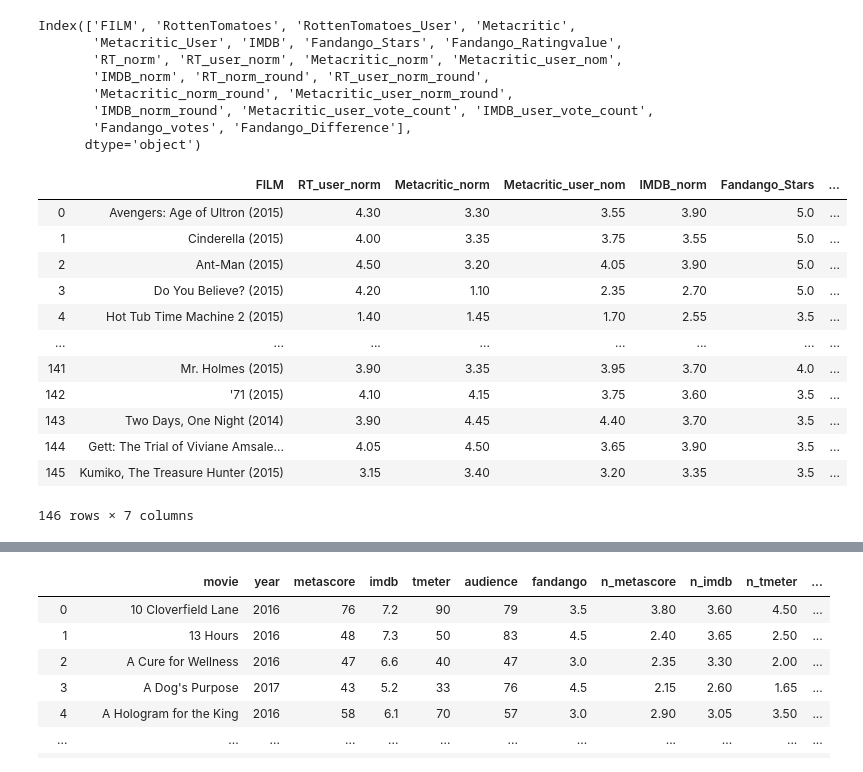
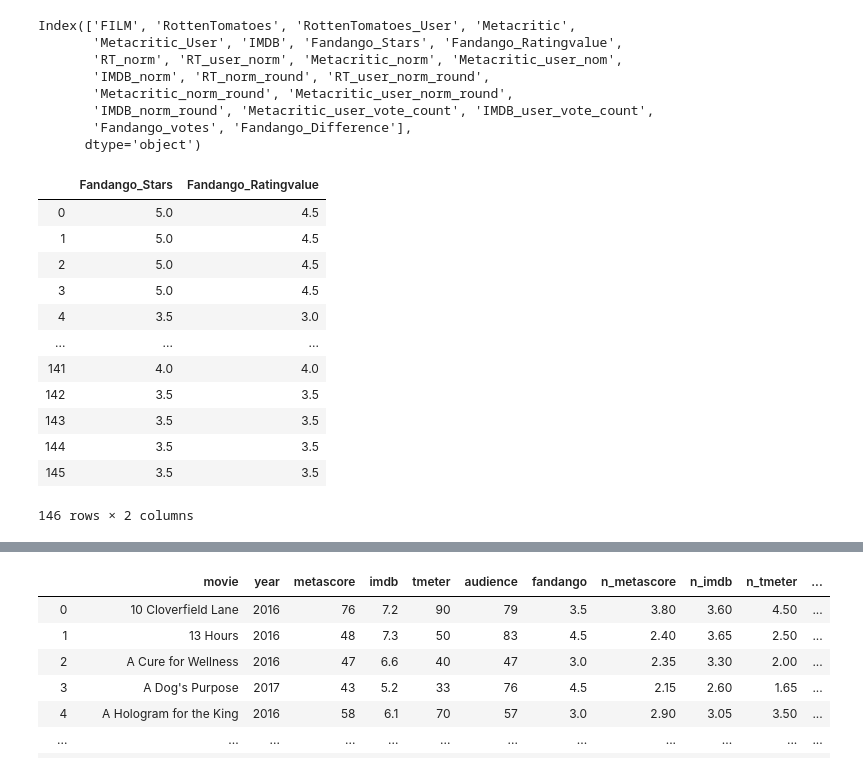
Before and after one commit to ndangalasinh/dataquest_fundago_rating_audit, a Jupyter notebook: fandago_audit.ipynb, the cells around one changed output, grey strips where cells are left out. Cells and saved outputs as stored; diff of their text form; code cells hidden in the pictures.

```diff
--- a/fandago_audit.ipynb
+++ b/fandago_audit.ipynb
@@ -45,20 +47,19 @@ Index(['FILM', 'RottenTomatoes', 'RottenTomatoes_User', 'Metacritic',
        'Fandango_votes', 'Fandango_Difference'],
       dtype='object')
 # %%
-fan_only_15 = fandango_15[['FILM','RT_user_norm', 'Metacritic_norm', 'Metacritic_user_nom',
-       'IMDB_norm','Fandango_Stars','Fandango_Ratingvalue']]
+fan_only_15 = fandango_15[['Fandango_Stars','Fandango_Ratingvalue']]
 fan_only_15
 # %% [output]
-|  | FILM | RT_user_norm | Metacritic_norm | Metacritic_user_nom | IMDB_norm | Fandango_Stars | ... |
-| 0 | Avengers: Age of Ultron (2015) | 4.30 | 3.30 | 3.55 | 3.90 | 5.0 | ... |
-| 1 | Cinderella (2015) | 4.00 | 3.35 | 3.75 | 3.55 | 5.0 | ... |
-| 2 | Ant-Man (2015) | 4.50 | 3.20 | 4.05 | 3.90 | 5.0 | ... |
-| 3 | Do You Believe? (2015) | 4.20 | 1.10 | 2.35 | 2.70 | 5.0 | ... |
-| 4 | Hot Tub Time Machine 2 (2015) | 1.40 | 1.45 | 1.70 | 2.55 | 3.5 | ... |
-| ... | ... | ... | ... | ... | ... | ... | ... |
-| 141 | Mr. Holmes (2015) | 3.90 | 3.35 | 3.95 | 3.70 | 4.0 | ... |
-| 142 | '71 (2015) | 4.10 | 4.15 | 3.75 | 3.60 | 3.5 | ... |
-| 143 | Two Days, One Night (2014) | 3.90 | 4.45 | 4.40 | 3.70 | 3.5 | ... |
-| 144 | Gett: The Trial of Viviane Amsale... | 4.05 | 4.50 | 3.65 | 3.90 | 3.5 | ... |
-| 145 | Kumiko, The Treasure Hunter (2015) | 3.15 | 3.40 | 3.20 | 3.35 | 3.5 | ... |
+|  | Fandango_Stars | Fandango_Ratingvalue |
+| 0 | 5.0 | 4.5 |
+| 1 | 5.0 | 4.5 |
+| 2 | 5.0 | 4.5 |
+| 3 | 5.0 | 4.5 |
+| 4 | 3.5 | 3.0 |
+| ... | ... | ... |
+| 141 | 4.0 | 4.0 |
+| 142 | 3.5 | 3.5 |
+| 143 | 3.5 | 3.5 |
+| 144 | 3.5 | 3.5 |
+| 145 | 3.5 | 3.5 |
-146 rows × 7 columns
+146 rows × 2 columns
```
Also changed, not shown: parts of 7 cells of this notebook.
